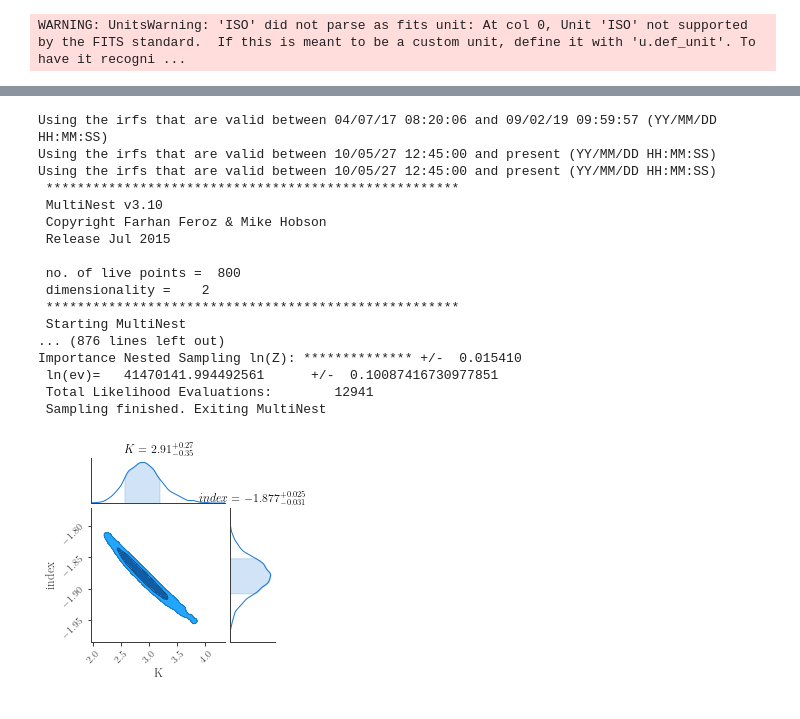
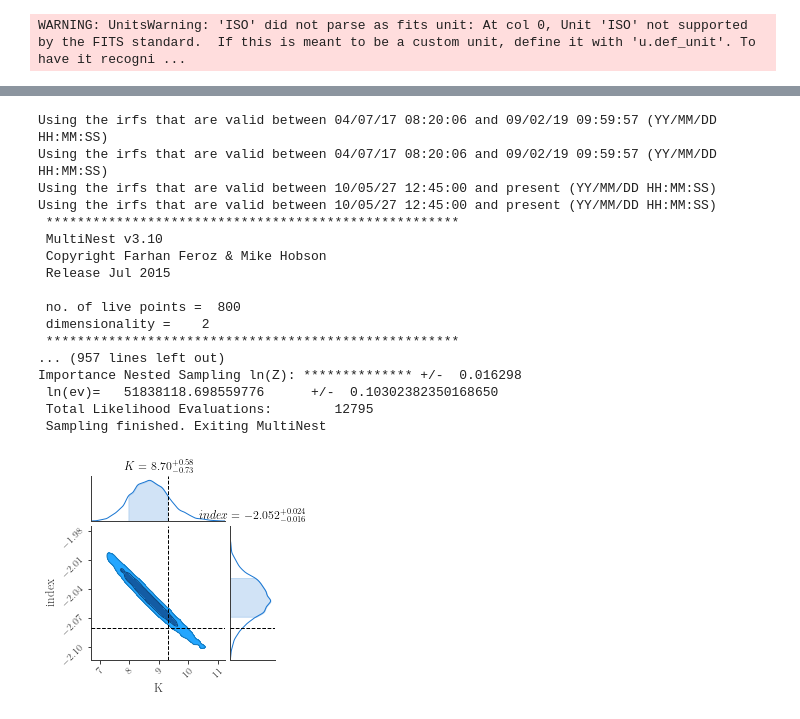
Before and after one commit to moej56153/Master_Thesis, a Jupyter notebook: integral_data_analysis/crab_analysis.ipynb, the cells around one changed output, grey strips where cells are left out. Drawn from its saved outputs; the diff is of its cells as text; code cells hidden in the pictures.

Commit message:
WIP Included Dead Time

```diff
--- a/integral_data_analysis/crab_analysis.ipynb
+++ b/integral_data_analysis/crab_analysis.ipynb
@@ -238,6 +238,7 @@ The orientation coordinates in the HEASARC Query thus specify the orientation of
 #from re import S
 import astropy.time as at
 def extract_relevant_information(path, p_id):
+    num_dets = 19
     with fits.open(f"{path}/pointing.fits") as file:
         t = Table.read(file[1])
         index = np.argwhere(t["PTID_ISOC"]==p_id[:8])
@@ -248,8 +249,15 @@ def extract_relevant_information(path, p_id):
 
             t1 = at.Time(f'{pointing_info["TSTART"]+2451544.5}', format='jd').datetime
             time_start = datetime.strftime(t1,'%y%m%d %H%M%S')
-            t2 = at.Time(f'{pointing_info["TSTOP"]+2451544.5}', format='jd').datetime
-            time_elapsed += (t2-t1).seconds
+
+    with fits.open(f"{path}/dead_time.fits") as file:
+        t = Table.read(file[1])
+
+        time_elapsed = np.zeros(num_dets)
+
+        for i in range(num_dets):
+            for j in index:
+                time_elapsed[i] += t["LIVETIME"][j[0]*85 + i]
 
     with fits.open(f"{path}/energy_boundaries.fits") as file:
         t = Table.read(file[1])
@@ -259,7 +267,6 @@ def extract_relevant_information(path, p_id):
     with fits.open(f"{path}/evts_det_spec.fits") as file:
         t = Table.read(file[1])
 
-        num_dets = 19
         counts = np.zeros((num_dets, len(energy_bins)-1))
         for i in range(num_dets):
             for j in index:
@@ -345,7 +352,7 @@ def fit_crab_2_pointings(pointings):
     for count, pair in enumerate(pointings):
         time_start1, time_elapsed1, energy_bins1, counts_f1 = extract_relevant_information(pair[0], pair[1])
         time_start2, time_elapsed2, energy_bins2, counts_f2 = extract_relevant_information(pair[0], pair[2])
-        t_elapsed.append((time_elapsed1, time_elapsed2))
+
 
         version1 = find_response_version(time_start1)
         version2 = find_response_version(time_start2)
@@ -355,6 +362,8 @@ def fit_crab_2_pointings(pointings):
         dets2 = get_live_dets(time=time_start2, event_types=["single"])
         assert np.array_equal(dets1, dets2), f"Active detectors are not the same for {pair[0]}"
         dets.append(dets1)
+
+        t_elapsed.append((time_elapsed1[dets1], time_elapsed2[dets1]))
 
         assert np.array_equal(energy_bins1, energy_bins2), f"Energy bins are not the same for {pair[0]}"
         eb, c = rebin_data_full(energy_bins1,
@@ -409,11 +418,11 @@ def fit_crab_2_pointings(pointings):
                 m1 = np.dot(spec_binned[k], resp_mats[k][0][j])
                 m2 = np.dot(spec_binned[k], resp_mats[k][1][j])
                 for i in range(len(m1)):
-                    bm = bmaxba(m1[i], m2[i], t_elapsed[k][0], t_elapsed[k][1], counts[k][0][j, i], counts[k][1][j, i])
-                    logL += (counts[k][0][j, i]*math.log(t_elapsed[k][0]*(m1[i]+bm))+
-                            counts[k][1][j, i]*math.log(t_elapsed[k][1]*(m2[i]+bm))-
-                            t_elapsed[k][0]*(m1[i]+bm)-
-                            t_elapsed[k][1]*(m2[i]+bm))
+                    bm = bmaxba(m1[i], m2[i], t_elapsed[k][0][j], t_elapsed[k][1][j], counts[k][0][j, i], counts[k][1][j, i])
+                    logL += (counts[k][0][j, i]*math.log(t_elapsed[k][0][j]*(m1[i]+bm))+
+                            counts[k][1][j, i]*math.log(t_elapsed[k][1][j]*(m2[i]+bm))-
+                            t_elapsed[k][0][j]*(m1[i]+bm)-
+                            t_elapsed[k][1][j]*(m2[i]+bm))
         return logL
 
     # spec_binned = np.zeros((len(pointings), len(emod)-1))
@@ -479,28 +488,30 @@ def fit_crab_2_pointings(pointings):
                 log_scales=[]);
 # %%
 pointings = (("crab_data/0422", "042200080010", '042200150010'),
-             ("crab_data/1019", "101900600010", '101900650010'),
+             ("crab_data/0422", "042200080010", '042200150010'),
+            #  ("crab_data/1019", "101900600010", '101900650010'),
+             ("crab_data/1327", '132700090010', '132700140010'),
              ("crab_data/1644", '164400150010', '164400220010'))
 
 
 
 fit_crab_2_pointings(pointings)
 # %% [output]
+Using the irfs that are valid between 04/07/17 08:20:06 and 09/02/19 09:59:57 (YY/MM/DD HH:MM:SS)
 Using the irfs that are valid between 04/07/17 08:20:06 and 09/02/19 09:59:57 (YY/MM/DD HH:MM:SS)
 Using the irfs that are valid between 10/05/27 12:45:00 and present (YY/MM/DD HH:MM:SS)
 Using the irfs that are valid between 10/05/27 12:45:00 and present (YY/MM/DD HH:MM:SS)
  *****************************************************
  MultiNest v3.10
  Copyright Farhan Feroz & Mike Hobson
  Release Jul 2015
 
  no. of live points =  800
  dimensionality =    2
  *****************************************************
- Starting MultiNest
-... (876 lines left out)
-Importance Nested Sampling ln(Z): ************** +/-  0.015410
- ln(ev)=   41470141.994492561      +/-  0.10087416730977851
- Total Likelihood Evaluations:        12941
+... (957 lines left out)
+Importance Nested Sampling ln(Z): ************** +/-  0.016298
+ ln(ev)=   51838118.698559776      +/-  0.10302382350168650
+ Total Likelihood Evaluations:        12795
  Sampling finished. Exiting MultiNest
-[figure, old version]
+[figure, new version]
```
Also changed, not shown: parts of 7 cells of this notebook, 8 other files.
